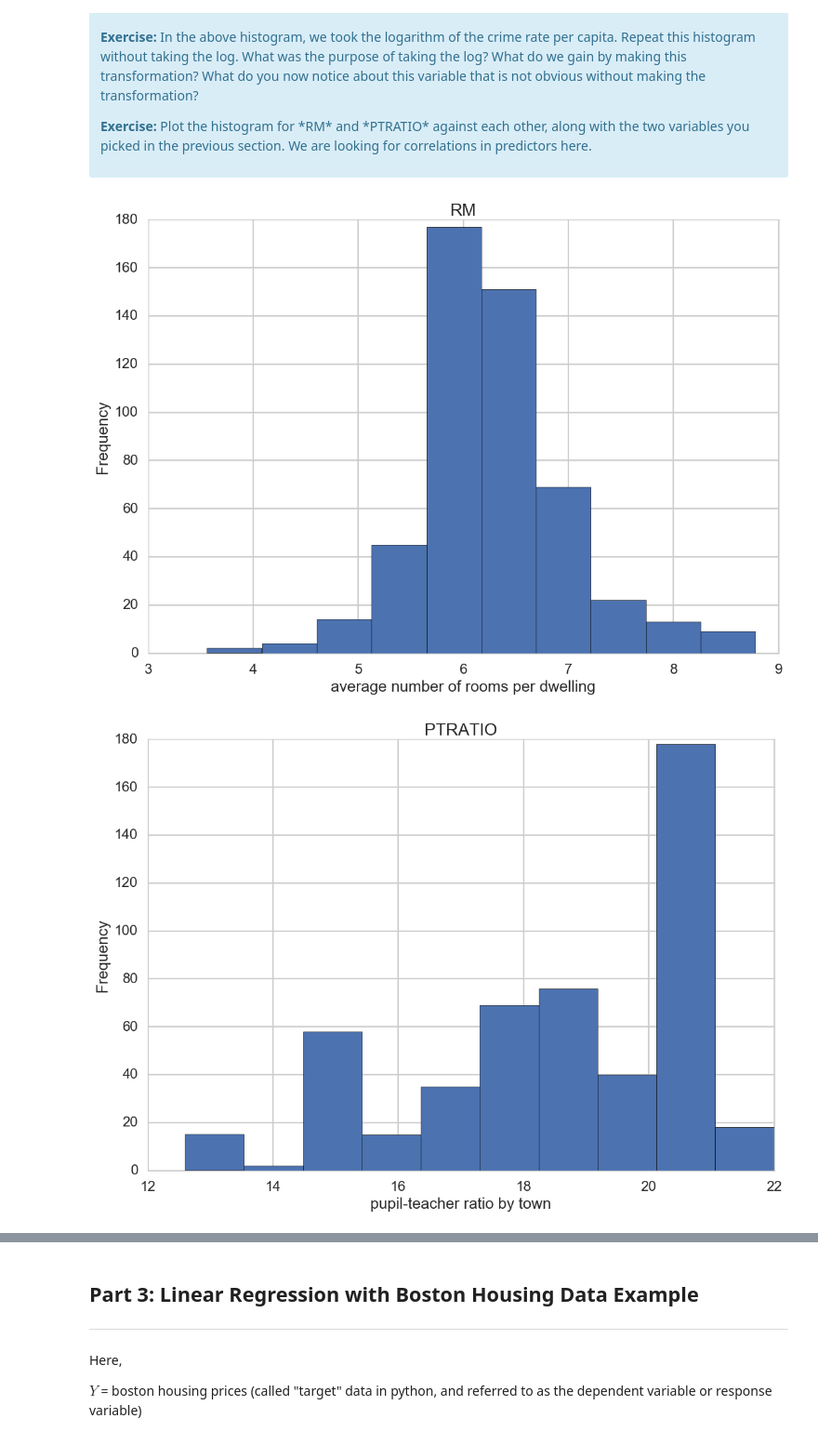
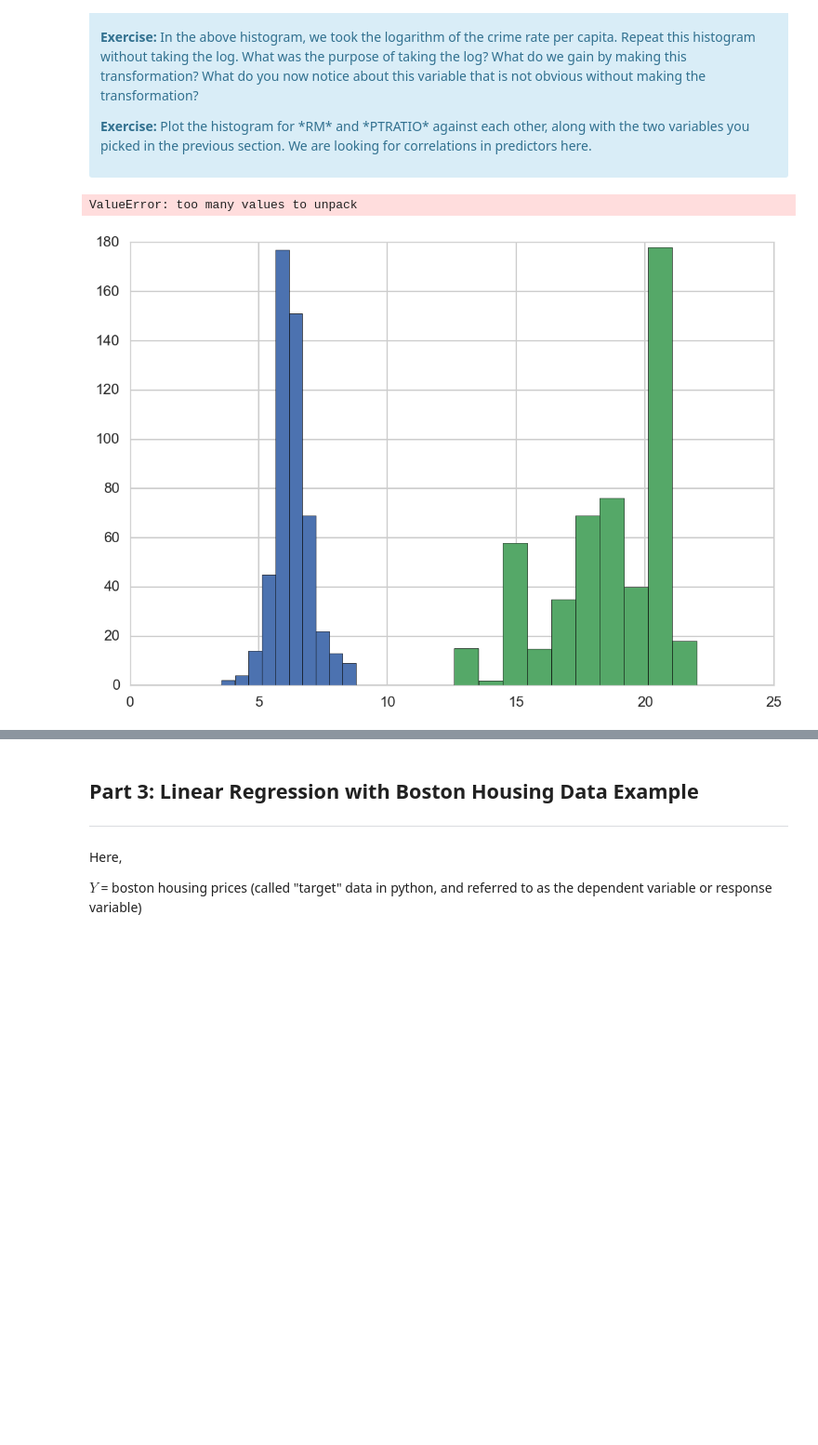
Before and after one commit to mindyng/Springboard-DSCT, a Jupyter notebook: Mini_Project_Linear_Regression.ipynb, the cells around one changed output, grey strips where cells are left out. Shown at 93% size. Saved outputs shown, nothing was run; the diff lists cells and outputs as text; code cells hidden in the pictures; blank space fills up the shorter version.

```diff
--- a/Mini_Project_Linear_Regression.ipynb
+++ b/Mini_Project_Linear_Regression.ipynb
@@ -379,48 +380,45 @@ per capita crime rate by town
 # %%
 #your turn
+
 # plt.hist(bos.CRIM)
 # plt.title("CRIM")
 # plt.xlabel("Crime rate per capita")
 # plt.ylabel("Frequency")
 # plt.show()
 
 # What was the purpose of taking the log? What do we gain by making this transformation?
 
 # The purpose of taking the log was to: 1. reduce skewness towards large values and 2. to show percent change
 # or multiplicative factors.
 # What we gain by making the transformation is seeing more of the other x-values' frequencies, instead of being
 # overshadowed by one x-value.
 
 #What I now notice about this variable that is not as obvious without making the transformation are relative
 # frequencies between different x-axis values.
 
-#??????Plot the histogram for RM and PTRATIO against each other, along with the two variables you picked in the previous
+#Plot the histogram for RM and PTRATIO against each other, along with the two variables you picked in the previous
 #section. We are looking for correlations in predictors here.
 
-plt.hist(bos.RM)
-plt.title("RM")
-plt.xlabel("average number of rooms per dwelling")
-plt.ylabel("Frequency")
-plt.show()
+import numpy
+from matplotlib import pyplot
 
-plt.hist(bos.PTRATIO)
-plt.title("PTRATIO")
-plt.xlabel("pupil-teacher ratio by town")
-plt.ylabel("Frequency")
-plt.show()
-
-
-# plt.hist(bos.INDUS)
-# plt.title("PTRATIO")
-# plt.xlabel("proportion of non-retail business acres per town")
+# plt.hist(bos.RM)
+# plt.title("RM")
+# plt.xlabel("average number of rooms per dwelling")
 # plt.ylabel("Frequency")
 # plt.show()
 
-# plt.hist(bos.NOX)
+# plt.hist(bos.PTRATIO)
 # plt.title("PTRATIO")
-# plt.xlabel("nitric oxides concentration (parts per 10 million)")
+# plt.xlabel("pupil-teacher ratio by town")
 # plt.ylabel("Frequency")
 # plt.show()
+
+df = plt.hist(bos.RM)
+fig, ax = plt.hist(bos.PTRATIO)
+
+seaborn.kdeplot(df['RM'], ax=ax)
+seaborn.kdeplot(df['PTRATIO'], ax=ax)
 # %% [output]
+ValueError: too many values to unpack
-[figure, old version]
+[figure, new version]
-[figure, removed]
```
Also changed, not shown: parts of 29 cells of this notebook.
